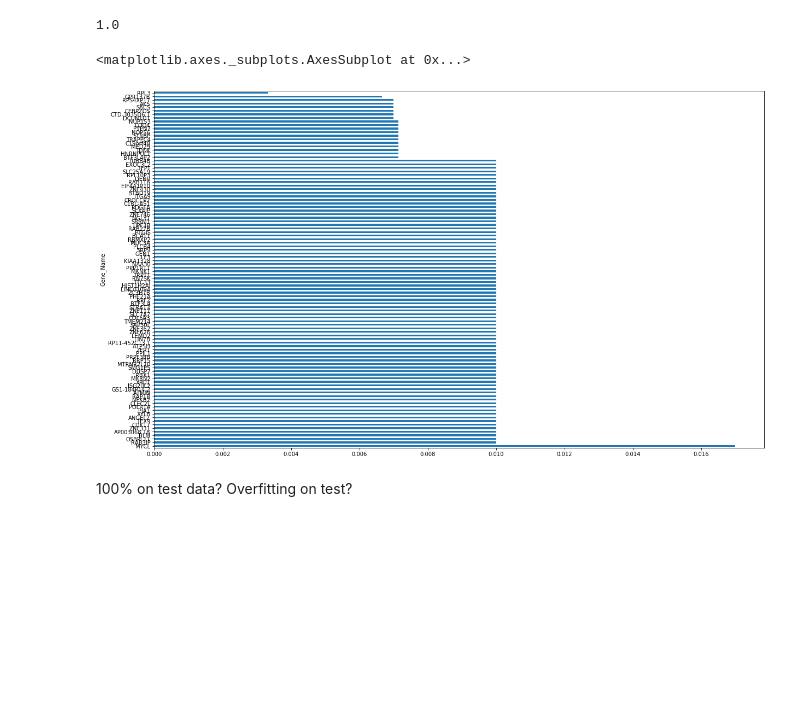
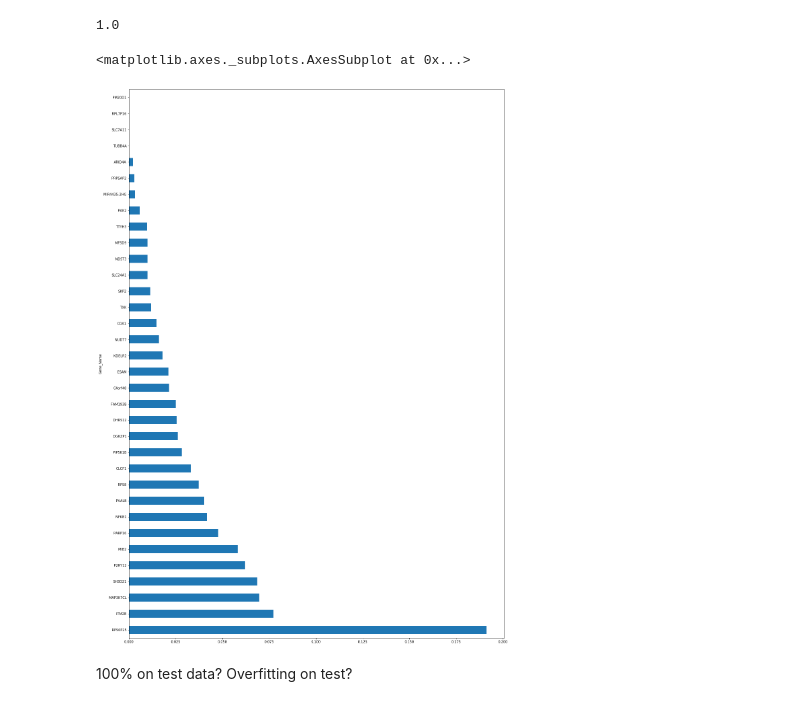
Before and after one commit to JLMarin64/Capstone, a Jupyter notebook: pregnancy_cfRNA/Capstone Exploratory Analysis2.ipynb, the cells around one changed output. Drawn from its saved outputs; the diff is of its cells as text; code cells hidden in the pictures; blank space fills up the shorter version.

Commit message:
reduced the models to only the feature selection.  Also tried a new train/test split based on cohort for the concentration dataset.

```diff
--- a/pregnancy_cfRNA/Capstone Exploratory Analysis2.ipynb
+++ b/pregnancy_cfRNA/Capstone Exploratory Analysis2.ipynb
@@ -146,0 +137,5 @@ ExtraTreesClassifier(bootstrap=False, class_weight=None, criterion='gini',
+# %%
+sfm = SelectFromModel(model, prefit = True, threshold= '.5*mean')
+n_features = sfm.transform(X1).shape[1]
+print('Number of feature selected:')
+print(n_features)
@@ -146,0 +145,15 @@ ExtraTreesClassifier(bootstrap=False, class_weight=None, criterion='gini',
+# %%
+# Get current size
+fig_size = plt.rcParams["figure.figsize"]
+
+# Prints: [8.0, 6.0]
+print ("Current size:", fig_size)
+
+# Set figure width to 12 and height to 9
+fig_size[0] = 20
+fig_size[1] = 12
+plt.rcParams["figure.figsize"] = fig_size
+
+(pd.Series(model.feature_importances_, index=X1.columns)
+   .nlargest(n_features)
+   .plot(kind='barh', title = 'Feature Importance by Gene'))
@@ -146,0 +164,8 @@ ExtraTreesClassifier(bootstrap=False, class_weight=None, criterion='gini',
+# %%
+ft = list(zip(X1.columns, sfm.get_support()))
+
+selected = [x[0] for x in ft if x[1] == True]
+
+X_selected = X1[selected]
+# %%
+X1 = X_selected
@@ -202,18 +232,18 @@ accuracy_score(y_test1, y_pred1)
 # %%
 # Get current size
 fig_size = plt.rcParams["figure.figsize"]
 
 # Set figure width to 12 and height to 9
 fig_size[0] = 20
-fig_size[1] = 12
+fig_size[1] = 30
 plt.rcParams["figure.figsize"] = fig_size
 
 (pd.Series(clf.feature_importances_, index=X1.columns)
    .nlargest(100)
    .plot(kind='barh'))
 # %% [output]
 <matplotlib.axes._subplots.AxesSubplot at 0x...>
-[figure, old version]
+[figure, new version]
 # %% [markdown]
 100% on test data? Overfitting on test?
 # %%
```
Also changed, not shown: parts of 57 cells of this notebook, 4 other files.
